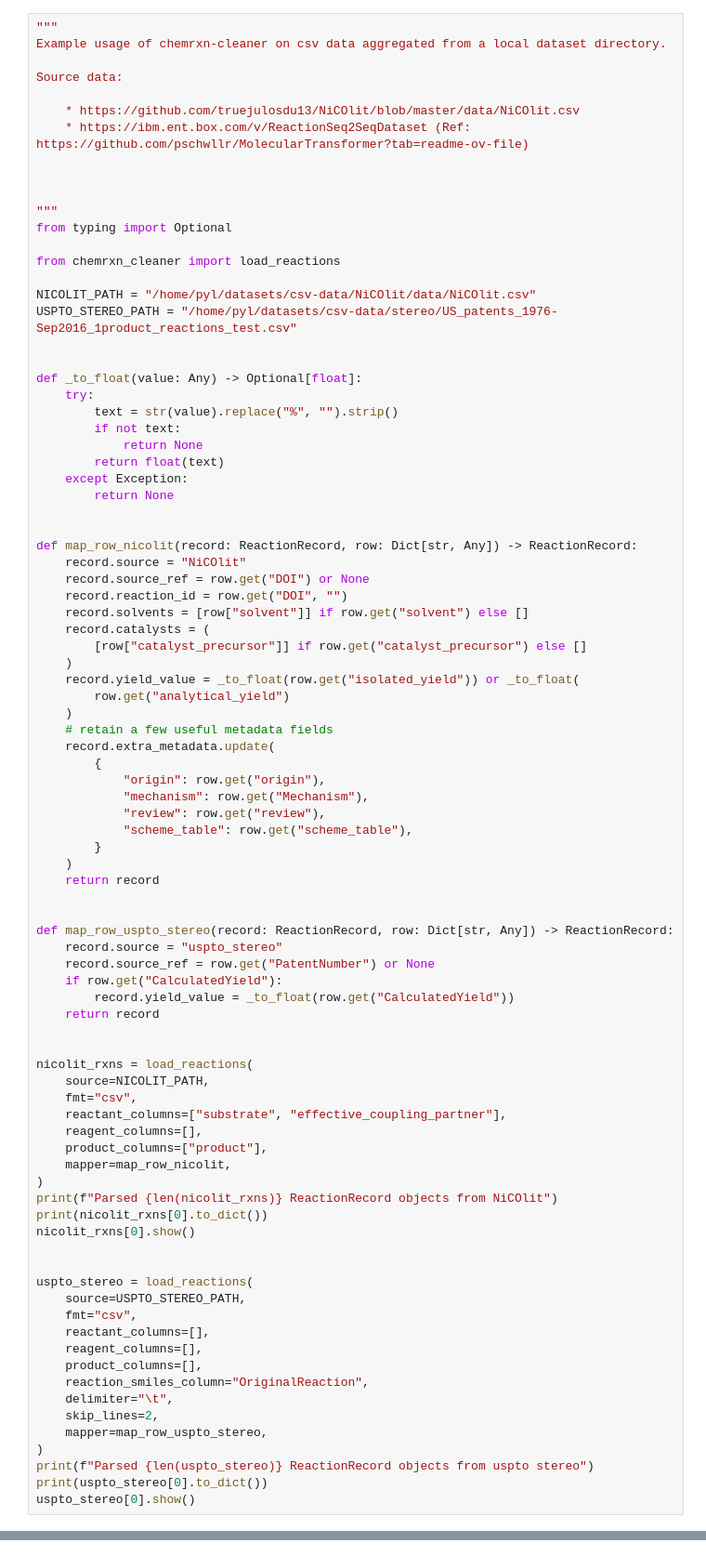
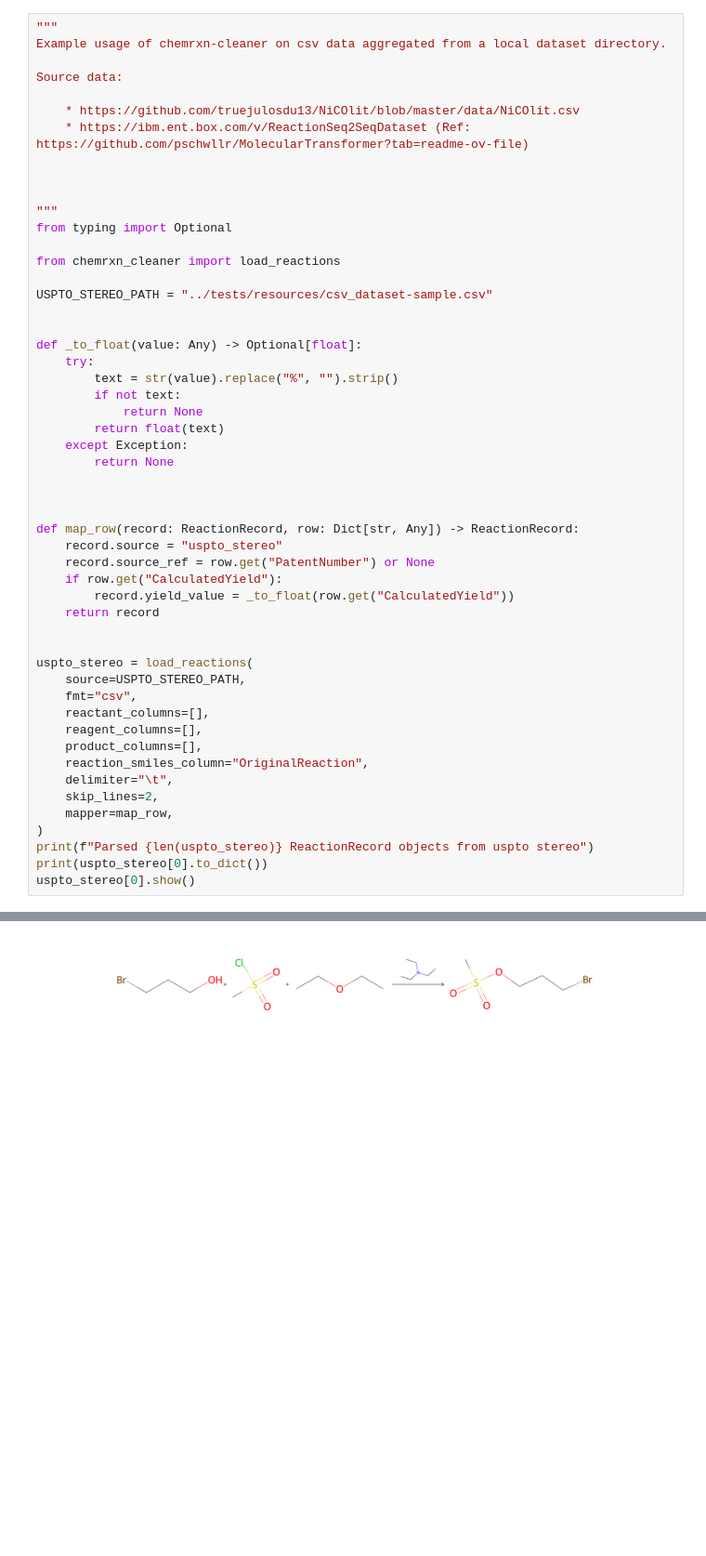
Before and after one commit to peiyeliu/chemrxn-cleaner, a Jupyter notebook: examples/example.ipynb, the cells around one changed output, grey strips where cells are left out. Shown at 93% size. Saved outputs shown, nothing was run; the diff lists cells and outputs as text; blank space fills up the shorter version.

```diff
--- a/examples/example.ipynb
+++ b/examples/example.ipynb
@@ -183,8 +162,7 @@ from typing import Optional
 
 from chemrxn_cleaner import load_reactions
 
-NICOLIT_PATH = "/home/pyl/datasets/csv-data/NiCOlit/data/NiCOlit.csv"
-USPTO_STEREO_PATH = "/home/pyl/datasets/csv-data/stereo/US_patents_1976-Sep2016_1product_reactions_test.csv"
+USPTO_STEREO_PATH = "../tests/resources/csv_dataset-sample.csv"
 
 
 def _to_float(value: Any) -> Optional[float]:
@@ -197,48 +175,13 @@ def _to_float(value: Any) -> Optional[float]:
         return None
 
 
-def map_row_nicolit(record: ReactionRecord, row: Dict[str, Any]) -> ReactionRecord:
-    record.source = "NiCOlit"
-    record.source_ref = row.get("DOI") or None
-    record.reaction_id = row.get("DOI", "")
-    record.solvents = [row["solvent"]] if row.get("solvent") else []
-    record.catalysts = (
-        [row["catalyst_precursor"]] if row.get("catalyst_precursor") else []
-    )
-    record.yield_value = _to_float(row.get("isolated_yield")) or _to_float(
-        row.get("analytical_yield")
-    )
-    # retain a few useful metadata fields
-    record.extra_metadata.update(
-        {
-            "origin": row.get("origin"),
-            "mechanism": row.get("Mechanism"),
-            "review": row.get("review"),
-            "scheme_table": row.get("scheme_table"),
-        }
-    )
-    return record
 
-
-def map_row_uspto_stereo(record: ReactionRecord, row: Dict[str, Any]) -> ReactionRecord:
+def map_row(record: ReactionRecord, row: Dict[str, Any]) -> ReactionRecord:
     record.source = "uspto_stereo"
     record.source_ref = row.get("PatentNumber") or None
     if row.get("CalculatedYield"):
         record.yield_value = _to_float(row.get("CalculatedYield"))
     return record
-
-
-nicolit_rxns = load_reactions(
-    source=NICOLIT_PATH,
-    fmt="csv",
-    reactant_columns=["substrate", "effective_coupling_partner"],
-    reagent_columns=[],
-    product_columns=["product"],
-    mapper=map_row_nicolit,
-)
-print(f"Parsed {len(nicolit_rxns)} ReactionRecord objects from NiCOlit")
-print(nicolit_rxns[0].to_dict())
-nicolit_rxns[0].show()
 
 
 uspto_stereo = load_reactions(
@@ -250,8 +193,9 @@ uspto_stereo = load_reactions(
     reaction_smiles_column="OriginalReaction",
     delimiter="\t",
     skip_lines=2,
-    mapper=map_row_uspto_stereo,
+    mapper=map_row,
 )
 print(f"Parsed {len(uspto_stereo)} ReactionRecord objects from uspto stereo")
 print(uspto_stereo[0].to_dict())
 uspto_stereo[0].show()
+# %% [output]
@@ -257,0 +204 @@ uspto_stereo[0].show()
+[figure, added]
```
Also changed, not shown: parts of 4 cells of this notebook.
